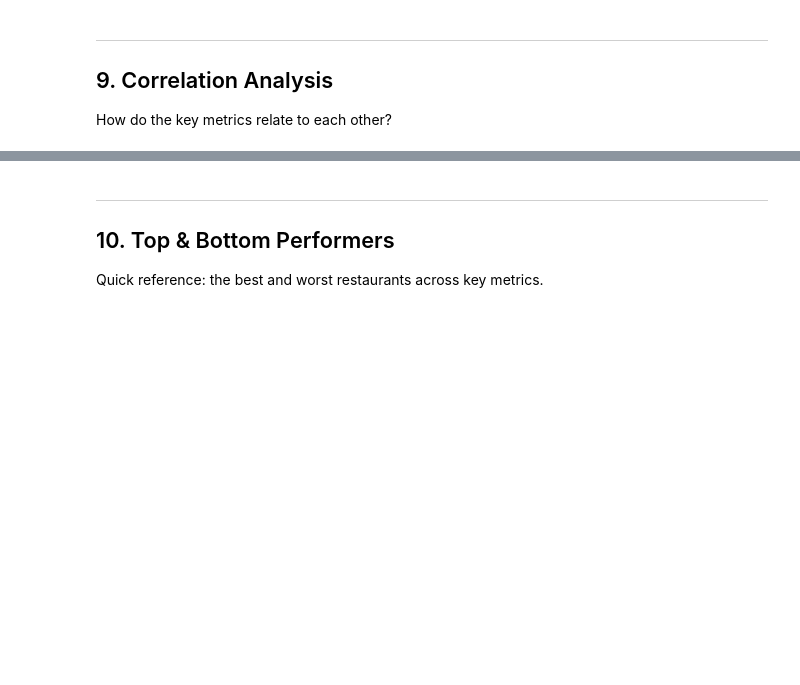
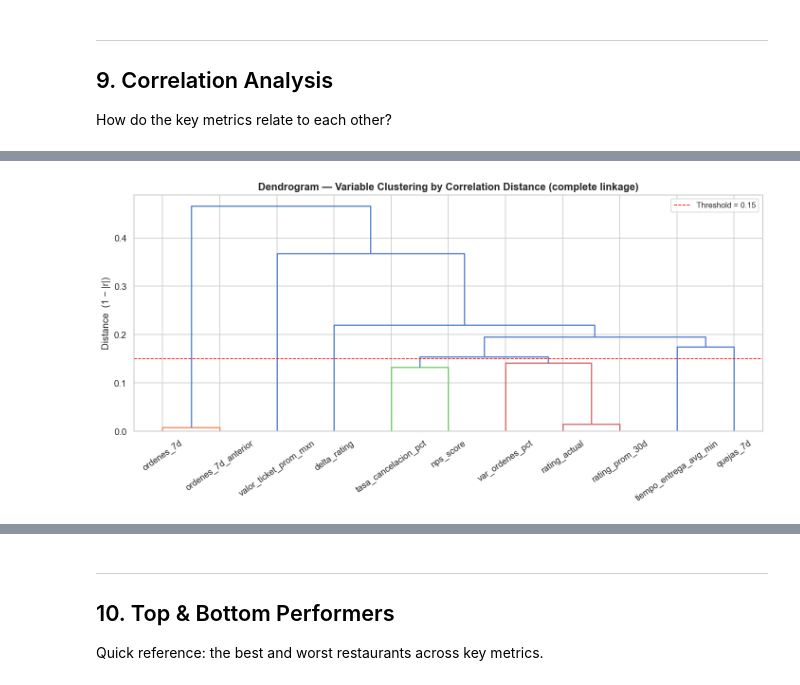
Before and after one commit to nestorivanmo/rappi-business-case, a Jupyter notebook: exploration.ipynb, the cells around one changed output, grey strips where cells are left out. Saved outputs shown, nothing was run; the diff lists cells and outputs as text; code cells hidden in the pictures; blank space fills up the shorter version.

```diff
--- a/exploration.ipynb
+++ b/exploration.ipynb
@@ -362,0 +501,29 @@ plt.show()
+# %%
+from scipy.cluster.hierarchy import linkage, dendrogram, fcluster
+from scipy.spatial.distance import squareform
+
+# Distance matrix: 1 - |r|  (highly correlated variables cluster first)
+dist_matrix = 1 - corr.abs()
+condensed_dist = squareform(dist_matrix, checks=False)
+
+# Complete linkage — produces cleaner, more interpretable clusters than single linkage
+Z = linkage(condensed_dist, method="complete")
+
+fig, ax = plt.subplots(figsize=(12, 6))
+dn = dendrogram(
+    Z,
+    labels=corr_cols,
+    ax=ax,
+    leaf_rotation=35,
+    leaf_font_size=11,
+    color_threshold=0.15,
+)
+ax.set_ylabel("Distance  (1 − |r|)", fontsize=12)
+ax.set_title("Dendrogram — Variable Clustering by Correlation Distance (complete linkage)",
+             fontsize=13, fontweight="bold")
+ax.axhline(y=0.15, color="red", linestyle="--", linewidth=1, label="Threshold = 0.15")
+ax.legend(fontsize=10)
+plt.tight_layout()
+plt.show()
+# %% [output]
+[figure, added]
```
Also changed, not shown: parts of 21 cells of this notebook, 8 other files.
